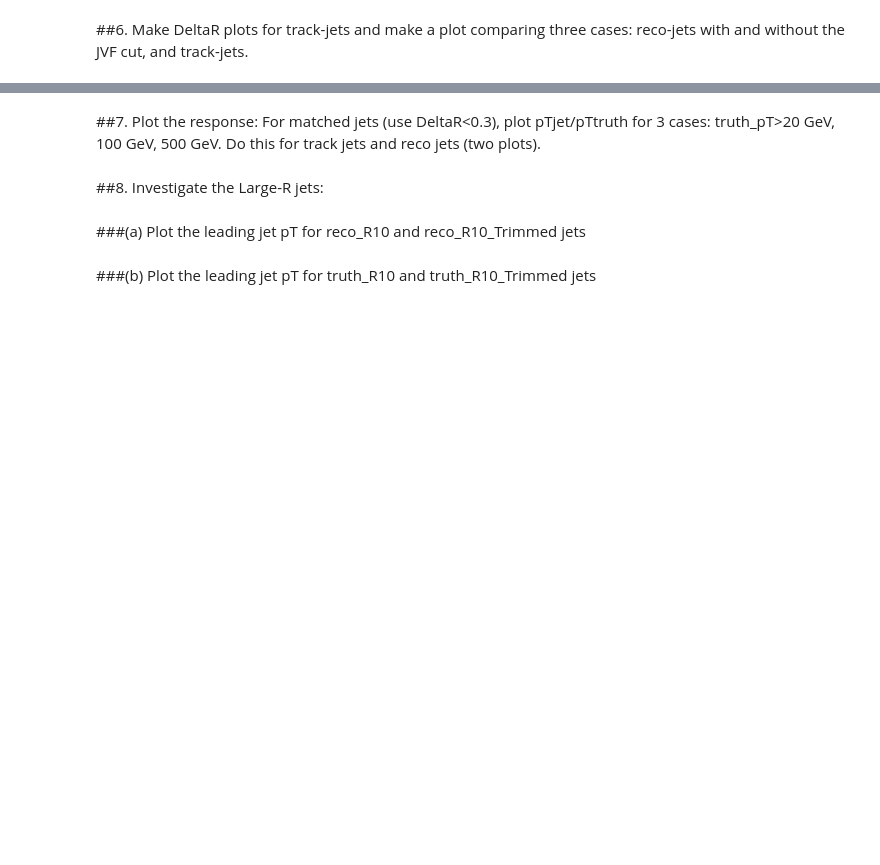
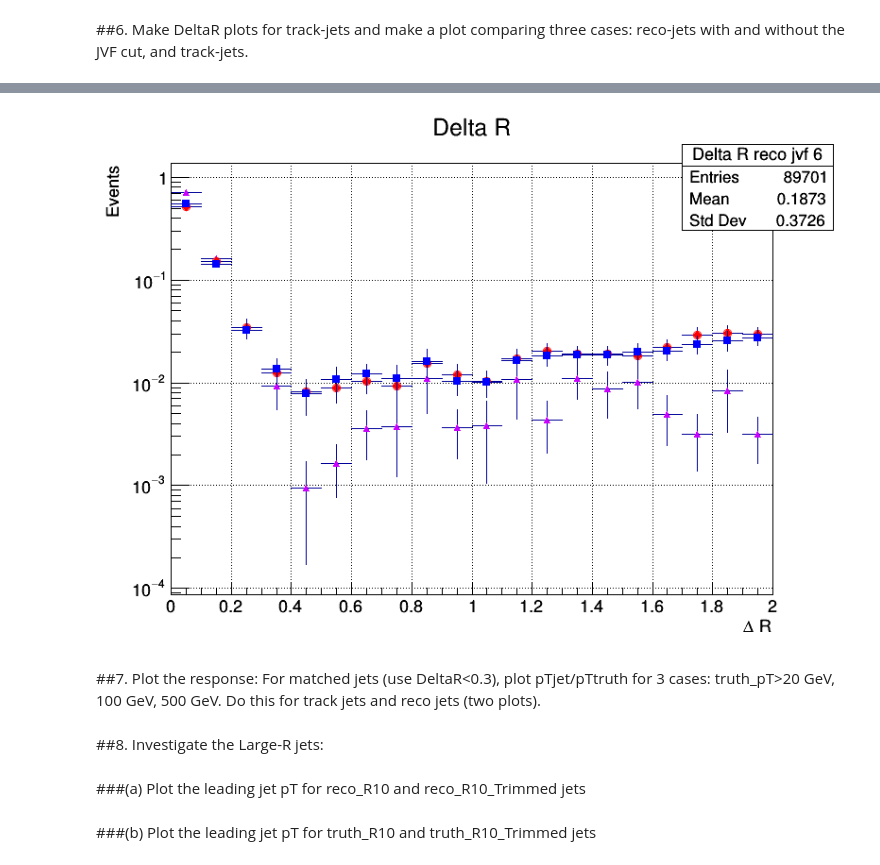
Before and after one commit to cfrc2694/HEP_Exercises, a Jupyter notebook: 02_Jets.ipynb, the cells around one changed output, grey strips where cells are left out. Drawn from its saved outputs; the diff is of its cells as text; code cells hidden in the pictures; blank space fills up the shorter version.

```diff
--- a/02_Jets.ipynb
+++ b/02_Jets.ipynb
@@ -530,2 +544,6 @@ Warning in <TFile::Append>: Replacing existing TH1: Profile Track-jet pT vs. NPV
 # %% [markdown]
 ##6. Make DeltaR plots for track-jets and make a plot comparing three cases: reco-jets with and without the JVF cut, and track-jets.
+# %%
+hist_DR_reco_truth = TH1F("Delta R reco 6","Delta R; #Delta R; Events",20,0,2)
+hist_DR_reco_truth_jvf = TH1F("Delta R reco jvf 6","Delta R; #Delta R; Events",20,0,2)
+hist_DR_track_truth = TH1F("Delta R track 6","Delta R; #Delta R; Events",20,0,2)
@@ -531,0 +614,15 @@ Warning in <TFile::Append>: Replacing existing TH1: Profile Track-jet pT vs. NPV
+# %%
+c6 = TCanvas("C6","",800,600)
+c6.SetGrid()
+hist_DR_reco_truth_jvf.SetMarkerStyle(22);
+hist_DR_reco_truth_jvf.SetMarkerColor(kViolet);
+hist_DR_reco_truth_jvf.DrawNormalized("l")
+hist_DR_reco_truth.SetMarkerStyle(20);
+hist_DR_reco_truth.SetMarkerColor(kRed);
+hist_DR_reco_truth.DrawNormalized("same")
+hist_DR_track_truth.SetMarkerStyle(21);
+hist_DR_track_truth.SetMarkerColor(kBlue);
+hist_DR_track_truth.DrawNormalized("same")
+c6.SetLogy()
+c6.Draw()
+# %% [output]
@@ -532,2 +630,3 @@ Warning in <TFile::Append>: Replacing existing TH1: Profile Track-jet pT vs. NPV
+[figure, added]
 # %% [markdown]
 ##7. Plot the response: For matched jets (use DeltaR<0.3), plot pTjet/pTtruth for 3 cases: truth_pT>20 GeV, 100 GeV, 500 GeV. Do this for track jets and reco jets (two plots).
```
Also changed, not shown: parts of 8 cells of this notebook.
